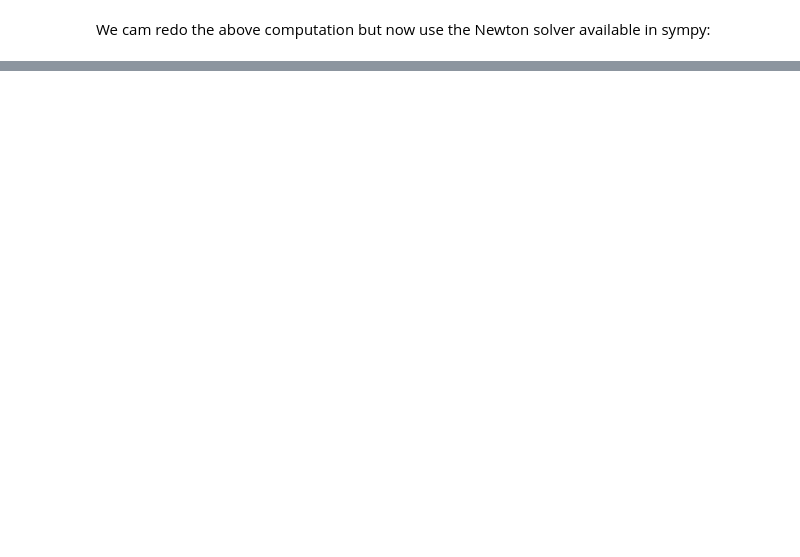
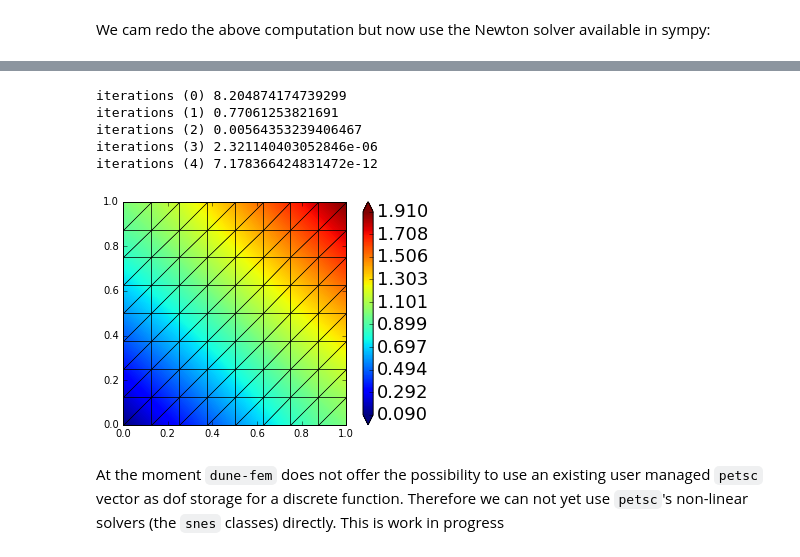
Before and after one commit to adedner/dune-fempy, a Jupyter notebook: notebooks/laplace-la.ipynb, the cells around one changed output, grey strips where cells are left out. Drawn from its saved outputs; the diff is of its cells as text; code cells hidden in the pictures; blank space fills up the shorter version.

```diff
--- a/notebooks/laplace-la.ipynb
+++ b/notebooks/laplace-la.ipynb
@@ -143,0 +201,38 @@ plot(uh)
+# %%
+if petsc4py:
+    uh.clear()
+    res = uh.copy()
+
+    sol_coeff = uh.as_petsc
+    res_coeff = res.as_petsc
+
+    ksp = PETSc.KSP()
+    ksp.create(PETSc.COMM_WORLD)
+    # use conjugate gradients method
+    ksp.setType("cg")
+    # and incomplete Cholesky
+    ksp.getPC().setType("icc")
+
+    n = 0
+    while True:
+        scheme(uh, res)
+        absF = math.sqrt( res_coeff.dot(res_coeff) )
+        print("iterations ("+str(n)+")",absF)
+        if absF < 1e-10:
+            break
+        matrix = scheme.assemble(uh)
+        ksp.setOperators(matrix)
+        ksp.setFromOptions()
+        ksp.solve(res_coeff, res_coeff)
+        sol_coeff -= res_coeff
+        n += 1
+    plot(uh)
+# %% [output]
+iterations (0) 8.204874174739299
+iterations (1) 0.77061253821691
+iterations (2) 0.00564353239406467
+iterations (3) 2.321140403052846e-06
+iterations (4) 7.178366424831472e-12
+[figure, added]
+# %% [markdown]
+At the moment `dune-fem` does not offer the possibility to use an existing user managed `petsc` vector as dof storage for a discrete function. Therefore we can not yet use `petsc`'s non-linear solvers (the `snes` classes) directly. This is work in progress
```
Also changed, not shown: parts of 8 cells of this notebook, 2 other files.
